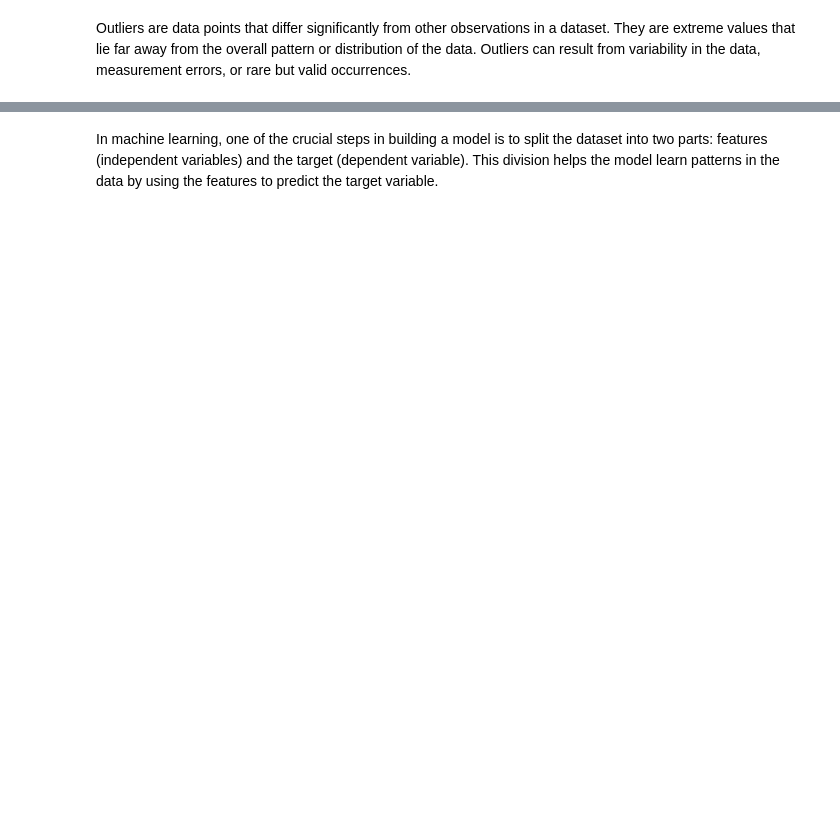
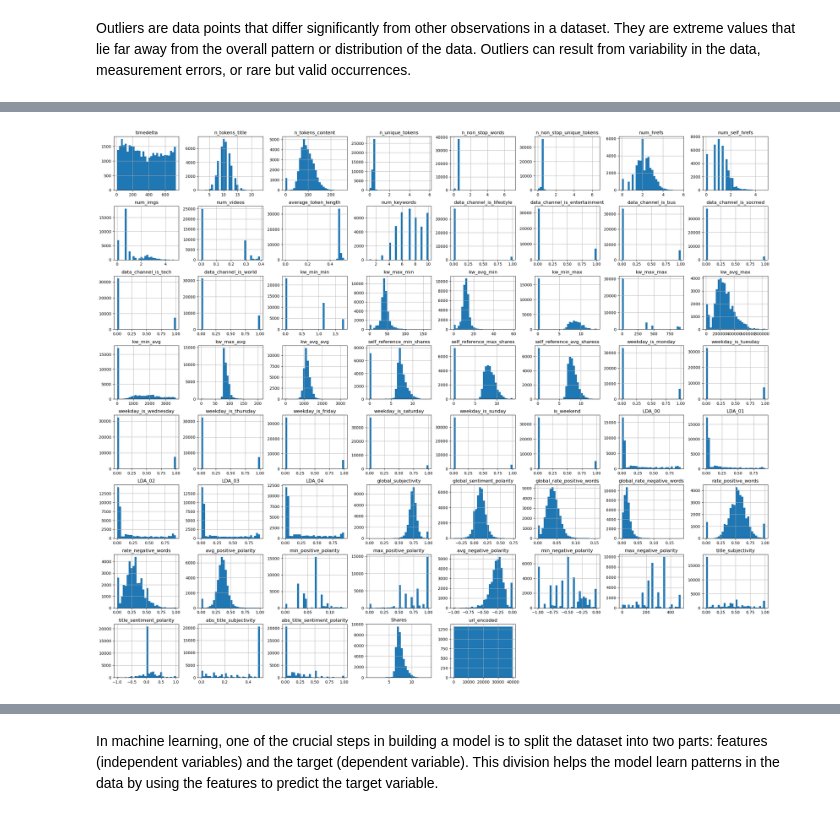
Before and after one commit to JONCYMARIAMJOHN/Online_news_popularity_prediction, a Jupyter notebook: Online_news_popularity.ipynb, the cells around one changed output, grey strips where cells are left out. Saved outputs shown, nothing was run; the diff lists cells and outputs as text; code cells hidden in the pictures; blank space fills up the shorter version.

```diff
--- a/Online_news_popularity.ipynb
+++ b/Online_news_popularity.ipynb
@@ -623,0 +490,8 @@ df = df_new.copy()
+# %%
+right_skewed_columns = ['n_tokens_content','n_unique_tokens','n_non_stop_words','num_hrefs','num_self_hrefs','num_imgs','num_videos','kw_max_min',
+                        'kw_min_max','self_reference_min_shares','self_reference_max_shares','self_reference_avg_sharess','min_positive_polarity',
+                        'Shares','n_non_stop_unique_tokens','kw_max_avg','kw_avg_avg']
+# %%
+for col in right_skewed_columns :
+    df_new[col] =  np.log(df_new[col] + 1)
+    print(f"{col} : {df_new[col].skew()}")
@@ -623,0 +520,7 @@ df = df_new.copy()
+# %%
+left_skewed_columns = ['average_token_length','kw_max_max','global_subjectivity','rate_positive_words']
+# %%
+for col in left_skewed_columns :
+    max_value = df_new[col].max()
+    df_new[col] = np.sqrt(max_value - df_new[col])
+    print(f"{col} : {df_new[col].skew()}")
@@ -623,0 +559,5 @@ df = df_new.copy()
+# %%
+df_new.hist(bins=30, figsize=(30,25))
+plt.show()
+# %% [output]
+[figure, added]
```
Also changed, not shown: parts of 118 cells of this notebook.
